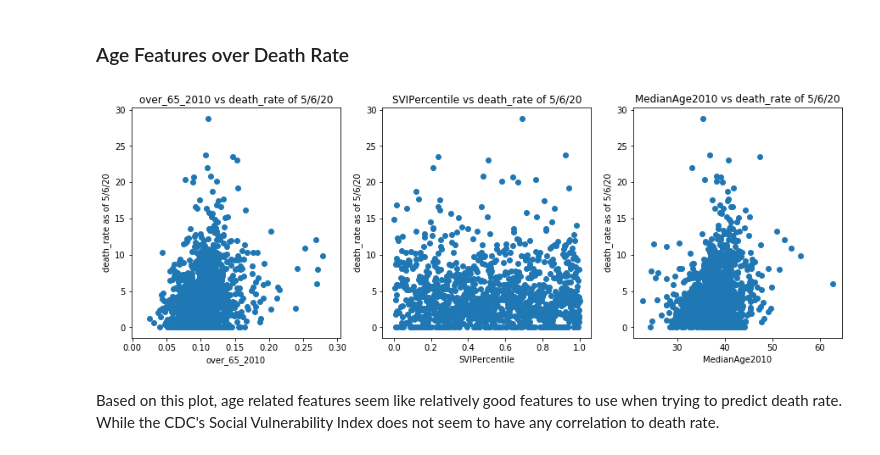
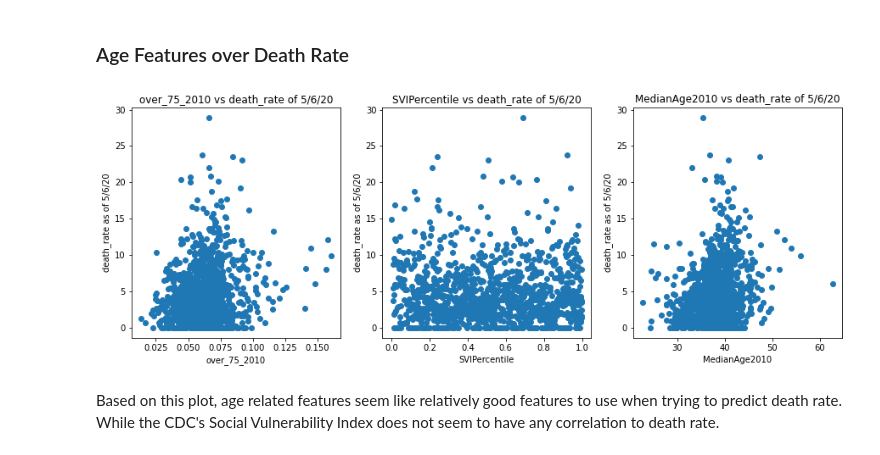
Before and after one commit to swenson-nick/Data_200_Covid, a Jupyter notebook: 1.DeathRate.ipynb, the cells around one changed output. Drawn from its saved outputs; the diff is of its cells as text; code cells hidden in the pictures.

```diff
--- a/1.DeathRate.ipynb
+++ b/1.DeathRate.ipynb
@@ -337,15 +337,14 @@ This plot suggests an inverse relationship. While there is not a perfect correla
 # %% [markdown]
 ### Age Features over Death Rate
 # %%
-cases_filtered['over_65_2010'] = ((cases_filtered['PopMale75-842010'] + cases_filtered['PopFmle75-842010']
-                                  + cases_filtered['PopMale75-842010'] + cases_filtered['PopFmle75-842010']
+cases_filtered['over_75_2010'] = ((cases_filtered['PopMale75-842010'] + cases_filtered['PopFmle75-842010']
                                   + cases_filtered['PopMale>842010'] + cases_filtered['PopFmle>842010']) /
                                   cases_filtered['CensusPopulation2010'])
 # %%
-ftr_list = ['over_65_2010', 'SVIPercentile', 'MedianAge2010']
+ftr_list = ['over_75_2010', 'SVIPercentile', 'MedianAge2010']
 plat_scatter_ftr_list(cases_filtered, ftr_list, y_col='death_rate')
 # %% [output]
-[figure, old version]
+[figure, new version]
 # %% [markdown]
 Based on this plot, age related features seem like relatively good features to use when trying to predict death rate. While the CDC's Social Vulnerability Index does not seem to have any correlation to death rate.
 # %% [markdown]
```
Also changed, not shown: parts of 25 cells of this notebook.
